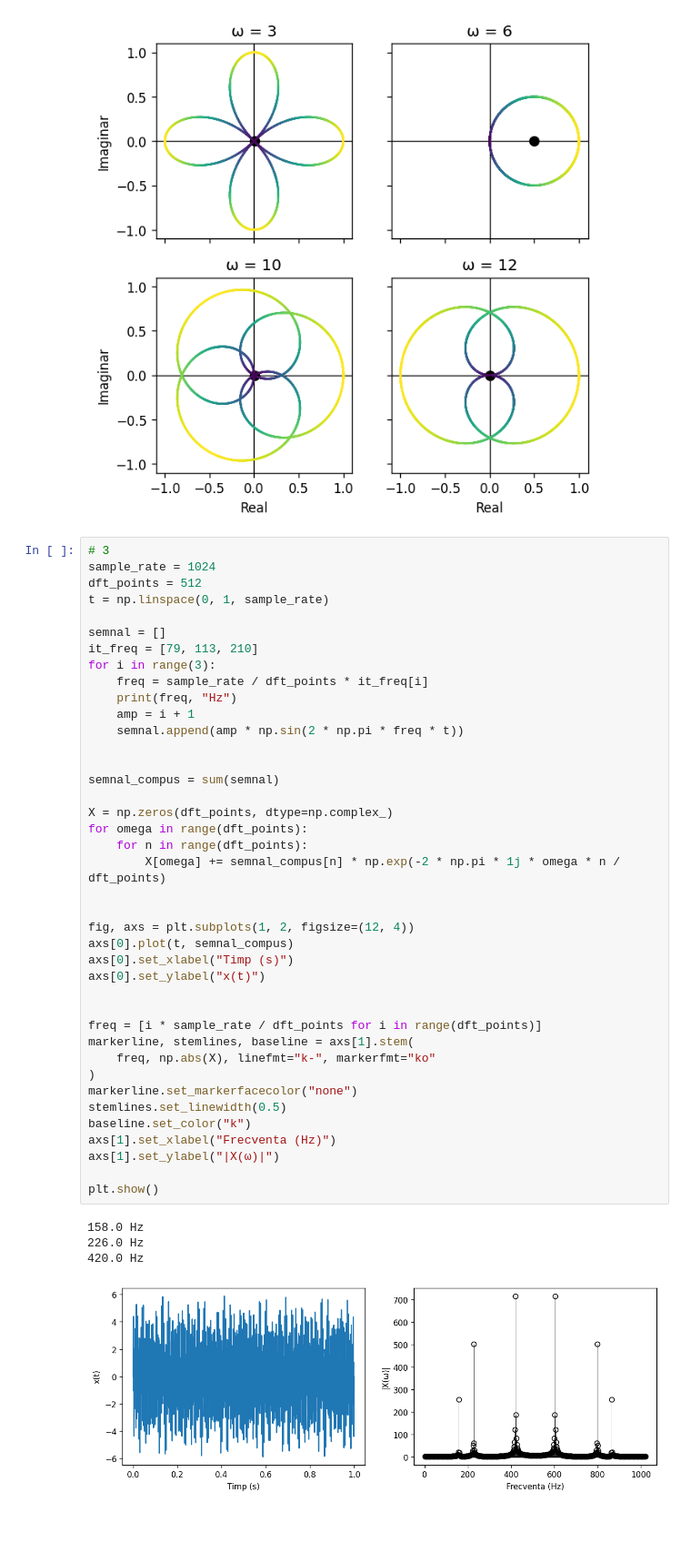
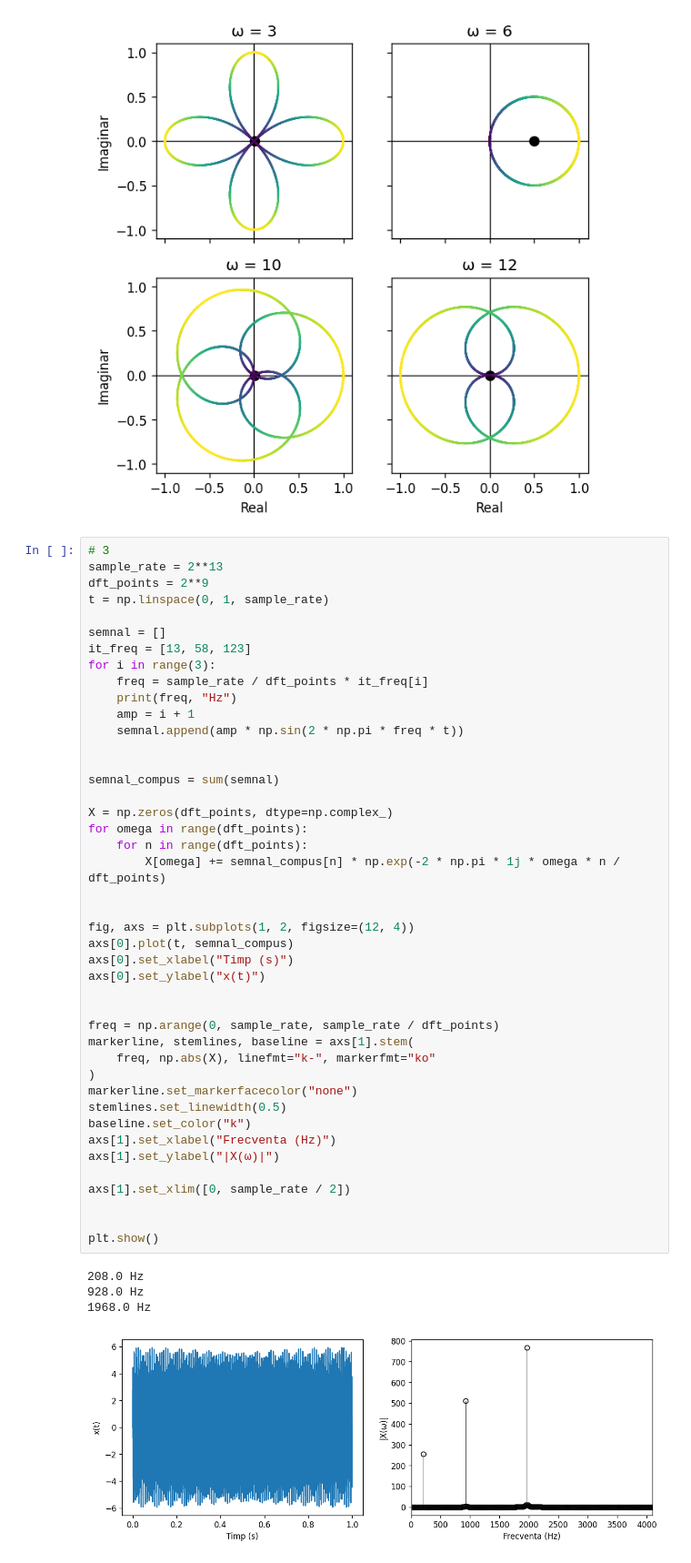
Before and after one commit to lmihaig/facultate, a Jupyter notebook: An4/Sem1/ProcSemn/lab/lab03/lab3.ipynb, the cells around one changed output. Shown at 91% size. Cells and saved outputs as stored; diff of their text form; blank space fills up the shorter version.

```diff
--- a/An4/Sem1/ProcSemn/lab/lab03/lab3.ipynb
+++ b/An4/Sem1/ProcSemn/lab/lab03/lab3.ipynb
@@ -145,46 +145,49 @@ plt.show()
 [figure]
 # %%
 # 3
-sample_rate = 1024
-dft_points = 512
+sample_rate = 2**13
+dft_points = 2**9
 t = np.linspace(0, 1, sample_rate)
 
 semnal = []
-it_freq = [79, 113, 210]
+it_freq = [13, 58, 123]
 for i in range(3):
     freq = sample_rate / dft_points * it_freq[i]
     print(freq, "Hz")
     amp = i + 1
     semnal.append(amp * np.sin(2 * np.pi * freq * t))
 
 
 semnal_compus = sum(semnal)
 
 X = np.zeros(dft_points, dtype=np.complex_)
 for omega in range(dft_points):
     for n in range(dft_points):
         X[omega] += semnal_compus[n] * np.exp(-2 * np.pi * 1j * omega * n / dft_points)
 
 
 fig, axs = plt.subplots(1, 2, figsize=(12, 4))
 axs[0].plot(t, semnal_compus)
 axs[0].set_xlabel("Timp (s)")
 axs[0].set_ylabel("x(t)")
 
 
-freq = [i * sample_rate / dft_points for i in range(dft_points)]
+freq = np.arange(0, sample_rate, sample_rate / dft_points)
 markerline, stemlines, baseline = axs[1].stem(
     freq, np.abs(X), linefmt="k-", markerfmt="ko"
 )
 markerline.set_markerfacecolor("none")
 stemlines.set_linewidth(0.5)
 baseline.set_color("k")
 axs[1].set_xlabel("Frecventa (Hz)")
 axs[1].set_ylabel("|X(ω)|")
 
+axs[1].set_xlim([0, sample_rate / 2])
+
+
 plt.show()
 # %% [output]
-158.0 Hz
-226.0 Hz
-420.0 Hz
+208.0 Hz
+928.0 Hz
+1968.0 Hz
-[figure, old version]
+[figure, new version]
```
Also changed, not shown: 5 other files.
